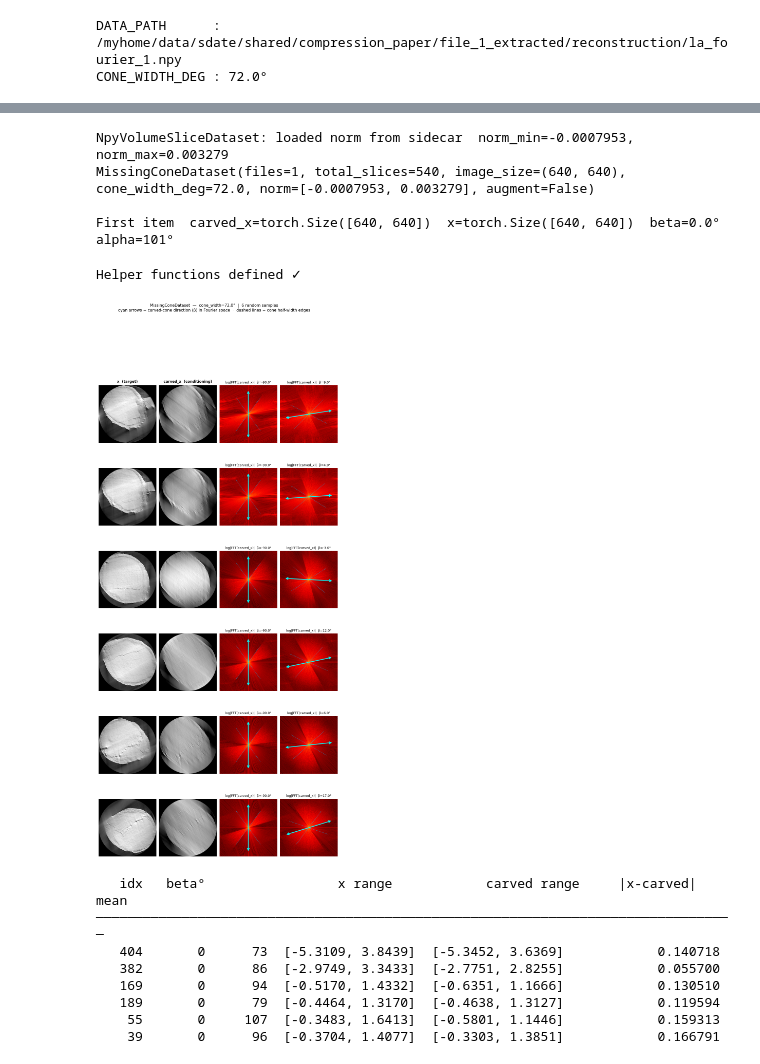
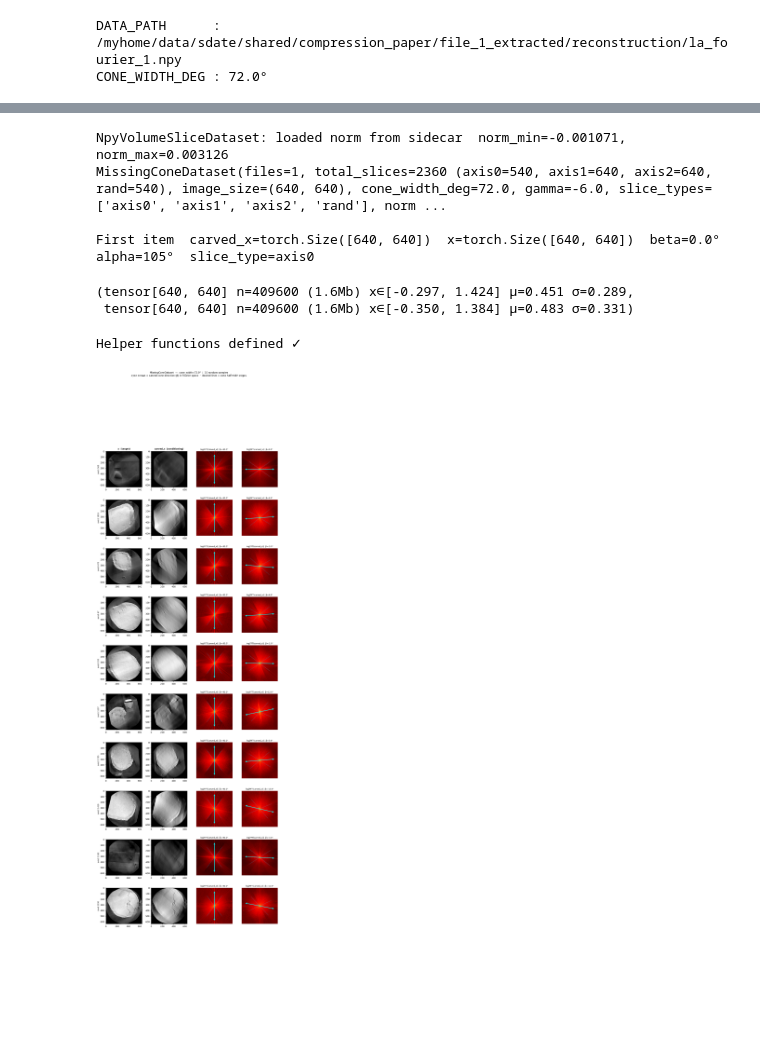
Before and after one commit to SwissDataScienceCenter/sdate, a Jupyter notebook: notebooks/test_missing_cone_dataset.ipynb, the cells around one changed output, grey strips where cells are left out. Saved outputs shown, nothing was run; the diff lists cells and outputs as text; code cells hidden in the pictures; blank space fills up the shorter version.

```diff
--- a/notebooks/test_missing_cone_dataset.ipynb
+++ b/notebooks/test_missing_cone_dataset.ipynb
@@ -67,19 +85,33 @@ Norm (p1–p99): min=-0.0008, max=0.0033
 # %%
 # ── Instantiate dataset ────────────────────────────────────────────────────
+# Pick which slice sources to include: axis0 (axial), axis1 (coronal), axis2 (sagittal), and rand (random plane).
+SLICE_TYPES = ("axis0", "axis1","axis2", "rand")
+
 ds = MissingConeDataset(
     data_path=DATA_PATH,
     cone_width_deg=CONE_WIDTH_DEG,
     augment=False,
+    # normalize_range=(norm_min, norm_max),
+    apply_circle_masking=True,
+    gamma=GAMMA_CORRECTION_DEG,
+    slice_types=SLICE_TYPES,
 )
 print(ds)
-carved_x0, x0, beta0, alpha0 = ds[0]
 
-print(f"\nFirst item  carved_x={carved_x0.shape}  x={x0.shape}  beta={beta0}°  alpha={alpha0}°")
+carved_x0, x0, beta0, alpha0, slice_type0 = ds[50]
+
+print(
+    f"\nFirst item  carved_x={carved_x0.shape}  x={x0.shape}  "
+    f"beta={beta0}°  alpha={alpha0}°  slice_type={slice_type0}"
+)
+carved_x0, x0
 # %% [output]
-NpyVolumeSliceDataset: loaded norm from sidecar  norm_min=-0.0007953, norm_max=0.003279
-MissingConeDataset(files=1, total_slices=540, image_size=(640, 640), cone_width_deg=72.0, norm=[-0.0007953, 0.003279], augment=False)
+NpyVolumeSliceDataset: loaded norm from sidecar  norm_min=-0.001071, norm_max=0.003126
+MissingConeDataset(files=1, total_slices=2360 (axis0=540, axis1=640, axis2=640, rand=540), image_size=(640, 640), cone_width_deg=72.0, gamma=-6.0, slice_types=['axis0', 'axis1', 'axis2', 'rand'], norm ...
 
-First item  carved_x=torch.Size([640, 640])  x=torch.Size([640, 640])  beta=0.0°  alpha=101°
+First item  carved_x=torch.Size([640, 640])  x=torch.Size([640, 640])  beta=0.0°  alpha=105°  slice_type=axis0
+(tensor[640, 640] n=409600 (1.6Mb) x∈[-0.297, 1.424] μ=0.451 σ=0.289,
+ tensor[640, 640] n=409600 (1.6Mb) x∈[-0.350, 1.384] μ=0.483 σ=0.331)
 # %%
 def fft_log_magnitude(img: torch.Tensor) -> np.ndarray:
     """Return log1p of the 2-D FFT magnitude, fftshift-ed, as a numpy array."""
@@ -124,64 +156,57 @@ print("Helper functions defined ✓")
 # %% [output]
 Helper functions defined ✓
 # %%
-torch.manual_seed(SEED)
+# torch.manual_seed(SEED)
 indices = torch.randperm(len(ds))[:N_SAMPLES].tolist()
 
-fig, axes = plt.subplots(N_SAMPLES, 4, figsize=(12, 4 * N_SAMPLES),
+fig, axes = plt.subplots(N_SAMPLES, 4, figsize=(15, 4 * N_SAMPLES),
                          gridspec_kw={'wspace': 0.05, 'hspace': 0.35})
 if N_SAMPLES == 1:
     axes = axes[np.newaxis, :]
 
 for j, title in enumerate(['x  (target)', 'carved_x  (conditioning)', 'log|FFT(carved_x)|  + β arrow']):
     axes[0, j].set_title(title, fontsize=10, fontweight='bold', pad=8)
 
 for row, idx in enumerate(indices):
-    carved_x, x, beta_int, alpha_int = ds[idx]
+    carved_x, x, beta_int, alpha_int, slice_type = ds[idx]
     beta_int -= 90
     alpha_int -= 90
 
     vmin, vmax = norm_min, norm_max
 
     axes[row, 0].imshow(denormalize_fn(x).numpy(), cmap='gray', vmin=vmin, vmax=vmax)
-    axes[row, 0].set_ylabel(f'sample {idx}', fontsize=9)
-    axes[row, 0].axis('off')
+    axes[row, 0].set_ylabel(f'{slice_type} {idx}', fontsize=9)
+    # axes[row, 0].axis('off')
 
     axes[row, 1].imshow(denormalize_fn(carved_x).numpy(), cmap='gray', vmin=vmin, vmax=vmax)
-    axes[row, 1].axis('off')
+    # axes[row, 1].axis('off')
 
     plot_fft_with_beta(axes[row, 2], fft_log_magnitude(carved_x), float(beta_int), CONE_WIDTH_DEG)
 
     plot_fft_with_beta(axes[row, 3], fft_log_magnitude(x), float(alpha_int), CONE_WIDTH_DEG)
 
 plt.suptitle(
     f'MissingConeDataset  —  cone_width={CONE_WIDTH_DEG}°  |  {N_SAMPLES} random samples\n'
     'cyan arrows = carved-cone direction (β) in Fourier space  ·  dashed lines = cone half-width edges',
     fontsize=11, y=1.01,
 )
 plt.tight_layout()
 plt.show()
 # %% [output]
-[figure, old version]
+[figure, new version]
 # %%
 # ── Per-sample stats ──────────────────────────────────────────────────────
 print(f"{'idx':>6}  {'beta°':>6}  {'x range':>22}  {'carved range':>22}  {'|x-carved| mean':>18}")
 print("─" * 82)
 for idx in indices:
-    carved_x, x, beta_int, alpha_int = ds[idx]
+    carved_x, x, beta_int, alpha_int, slice_type = ds[idx]
     diff_mean = (x - carved_x).abs().mean().item()
-    print(f"{idx:>6d}  {int(beta_int):>6d}  {alpha_int:>6d}  "
-          f"[{x.min():.4f}, {x.max():.4f}]  "
-          f"[{carved_x.min():.4f}, {carved_x.max():.4f}]  "
-          f"{diff_mean:>18.6f}")
+    print(
+        f"{idx:>6d}  {slice_type:>6s}  {int(beta_int):>6d}  {alpha_int:>6d}  "
+        f"[{x.min():.4f}, {x.max():.4f}]  "
+        f"[{carved_x.min():.4f}, {carved_x.max():.4f}]  "
+
+        f"{diff_mean:>18.6f}"    )
-# %% [output]
-   idx   beta°                 x range            carved range     |x-carved| mean
-──────────────────────────────────────────────────────────────────────────────────
-   404       0      73  [-5.3109, 3.8439]  [-5.3452, 3.6369]            0.140718
-   382       0      86  [-2.9749, 3.3433]  [-2.7751, 2.8255]            0.055700
-   169       0      94  [-0.5170, 1.4332]  [-0.6351, 1.1666]            0.130510
-   189       0      79  [-0.4464, 1.3170]  [-0.4638, 1.3127]            0.119594
-    55       0     107  [-0.3483, 1.6413]  [-0.5801, 1.1446]            0.159313
-    39       0      96  [-0.3704, 1.4077]  [-0.3303, 1.3851]            0.166791
 # %%
 # ── Project paths ─────────────────────────────────────────────────────────
 project_root = Path('/myhome/sdate')
```
Also changed, not shown: parts of 8 cells of this notebook, 12 other files.
